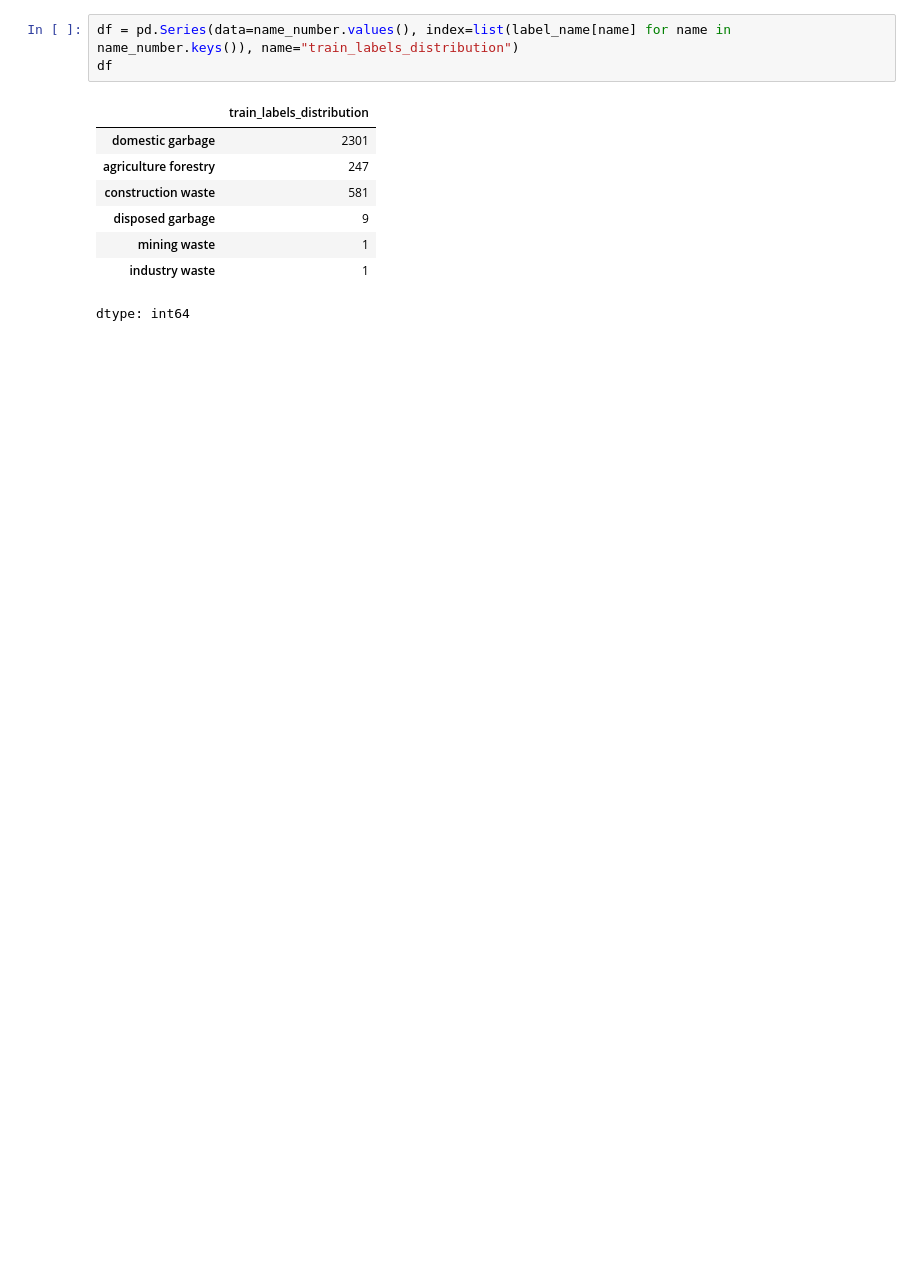
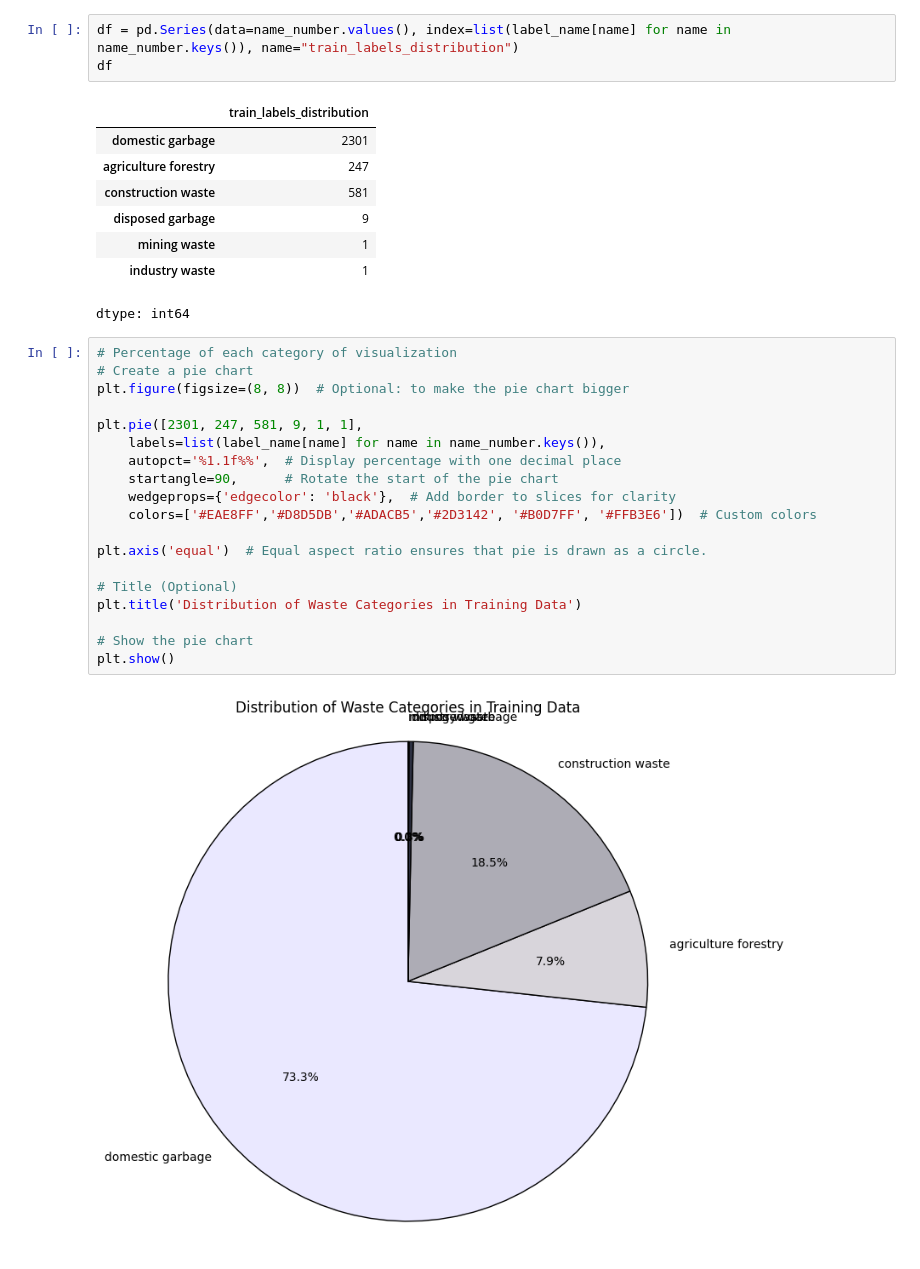
Before and after one commit to Doloreszjx/9444_Dumpsite_Monitoring, a Jupyter notebook: 9444_dumpsite_yolov8.ipynb, the cells around one changed output. Drawn from its saved outputs; the diff is of its cells as text; blank space fills up the shorter version.

Commit message:
add: visual  dataset distribution and check the consistency of the training and test sets

```diff
--- a/9444_dumpsite_yolov8.ipynb
+++ b/9444_dumpsite_yolov8.ipynb
@@ -107,3 +117,24 @@ df
 | mining waste | 1 |
 | industry waste | 1 |
 dtype: int64
+# %%
+# Percentage of each category of visualization
+# Create a pie chart
+plt.figure(figsize=(8, 8))  # Optional: to make the pie chart bigger
+
+plt.pie([2301, 247, 581, 9, 1, 1],
+    labels=list(label_name[name] for name in name_number.keys()),
+    autopct='%1.1f%%',  # Display percentage with one decimal place
+    startangle=90,      # Rotate the start of the pie chart
+    wedgeprops={'edgecolor': 'black'},  # Add border to slices for clarity
+    colors=['#EAE8FF','#D8D5DB','#ADACB5','#2D3142', '#B0D7FF', '#FFB3E6'])  # Custom colors
+
+plt.axis('equal')  # Equal aspect ratio ensures that pie is drawn as a circle.
+
+# Title (Optional)
+plt.title('Distribution of Waste Categories in Training Data')
+
+# Show the pie chart
+plt.show()
+# %% [output]
+[figure, added]
```
Also changed, not shown: parts of 6 cells of this notebook, 1 other file.
